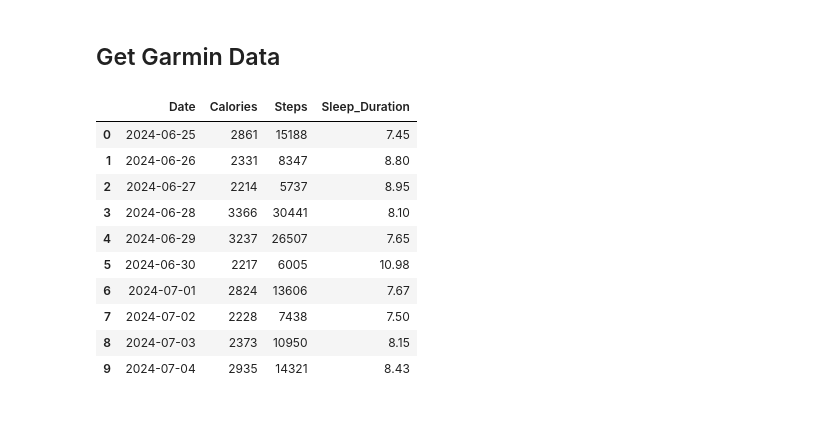
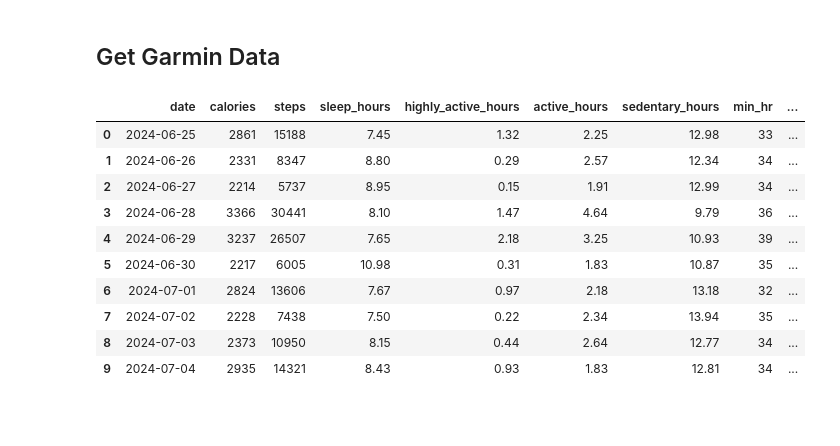
Before and after one commit to liammaguire1/garmin-spotify-analysis, a Jupyter notebook: vibes.ipynb, the cells around one changed output. Drawn from its saved outputs; the diff is of its cells as text; code cells hidden in the pictures.

Commit message:
slice lyrics and more Garmin cols

```diff
--- a/vibes.ipynb
+++ b/vibes.ipynb
@@ -95,0 +96,8 @@ df['lyrics'] = df.progress_apply(get_lyrics, axis=1)
+# %%
+df_copy = df.copy(deep=True)
+# %%
+df = df_copy
+# %%
+df.dropna(subset=["lyrics"], inplace=True)
+df.reset_index(drop=True, inplace=True)
+df.head(10)
@@ -96,40 +116,69 @@ df['lyrics'] = df.progress_apply(get_lyrics, axis=1)
+# %%
+def slice_lyrics(row):
+    lyrics = row['lyrics']
+    lyric_start = lyrics.find('Lyrics')
+    read_more = lyrics.find('Read More')
+
+    if read_more != -1:
+        lyrics = lyrics[read_more+(len('Read More')):]
+    elif lyric_start != -1:
+        lyrics = lyrics[lyric_start+(len('Lyrics')):]
+
+    lyrics = lyrics.replace("\n", " ")
+    return lyrics
+
+df['lyrics'] = df.apply(slice_lyrics, axis=1)
 # %% [markdown]
 ## Get Garmin Data
 # %%
 import garminconnect
 from datetime import timedelta
 
 # Log in to Garmin
 garmin = garminconnect.Garmin(os.getenv('GARMIN_EMAIL'), os.getenv('GARMIN_PW'))
 garmin.login()
 
 start_date = df['date'].min().to_pydatetime().date()
 end_date = df['date'].max().to_pydatetime().date()
 
 # Iterate over relevant Spotify dates
 rows = []
 delta = timedelta(days=1)
 while start_date <= end_date:
     stats = garmin.get_stats(start_date)
-    row = [start_date, int(stats['totalKilocalories']), stats['totalSteps'], round((stats['sleepingSeconds']/3600),2)]
+    row = [
+            start_date,
+            int(stats['totalKilocalories']),
+            stats['totalSteps'],
+            round((stats['sleepingSeconds']/3600),2),
+            round((stats['highlyActiveSeconds']/3600), 2),
+            round((stats['activeSeconds']/3600), 2),
+            round((stats['sedentarySeconds']/3600), 2),
+            stats['minHeartRate'],
+            stats['maxHeartRate'],
+            stats['restingHeartRate'],
+            stats['averageStressLevel'],
+            stats['maxStressLevel']
+           ]
     rows.append(row)
     start_date += delta
 
 # Create Garmin dataframe
 garmin_df = pd.DataFrame(rows)
-garmin_df.columns = ['Date', 'Calories', 'Steps', 'Sleep_Duration']
+garmin_df.columns = ['date', 'calories', 'steps', 'sleep_hours', 'highly_active_hours', 'active_hours',
+                     'sedentary_hours', 'min_hr', 'max_hr', 'resting_hr', 'avg_stress', 'max_stress']
 garmin_df.head(10)
 # %% [output]
-|  | Date | Calories | Steps | Sleep_Duration |
-| 0 | 2024-06-25 | 2861 | 15188 | 7.45 |
-| 1 | 2024-06-26 | 2331 | 8347 | 8.80 |
-| 2 | 2024-06-27 | 2214 | 5737 | 8.95 |
-| 3 | 2024-06-28 | 3366 | 30441 | 8.10 |
-| 4 | 2024-06-29 | 3237 | 26507 | 7.65 |
-| 5 | 2024-06-30 | 2217 | 6005 | 10.98 |
-| 6 | 2024-07-01 | 2824 | 13606 | 7.67 |
-| 7 | 2024-07-02 | 2228 | 7438 | 7.50 |
-| 8 | 2024-07-03 | 2373 | 10950 | 8.15 |
-| 9 | 2024-07-04 | 2935 | 14321 | 8.43 |
+|  | date | calories | steps | sleep_hours | highly_active_hours | active_hours | sedentary_hours | min_hr | ... |
+| 0 | 2024-06-25 | 2861 | 15188 | 7.45 | 1.32 | 2.25 | 12.98 | 33 | ... |
+| 1 | 2024-06-26 | 2331 | 8347 | 8.80 | 0.29 | 2.57 | 12.34 | 34 | ... |
+| 2 | 2024-06-27 | 2214 | 5737 | 8.95 | 0.15 | 1.91 | 12.99 | 34 | ... |
+| 3 | 2024-06-28 | 3366 | 30441 | 8.10 | 1.47 | 4.64 | 9.79 | 36 | ... |
+| 4 | 2024-06-29 | 3237 | 26507 | 7.65 | 2.18 | 3.25 | 10.93 | 39 | ... |
+| 5 | 2024-06-30 | 2217 | 6005 | 10.98 | 0.31 | 1.83 | 10.87 | 35 | ... |
+| 6 | 2024-07-01 | 2824 | 13606 | 7.67 | 0.97 | 2.18 | 13.18 | 32 | ... |
+| 7 | 2024-07-02 | 2228 | 7438 | 7.50 | 0.22 | 2.34 | 13.94 | 35 | ... |
+| 8 | 2024-07-03 | 2373 | 10950 | 8.15 | 0.44 | 2.64 | 12.77 | 34 | ... |
+| 9 | 2024-07-04 | 2935 | 14321 | 8.43 | 0.93 | 1.83 | 12.81 | 34 | ... |
 # %% [markdown]
 #
```
Also changed, not shown: parts of 6 cells of this notebook.
